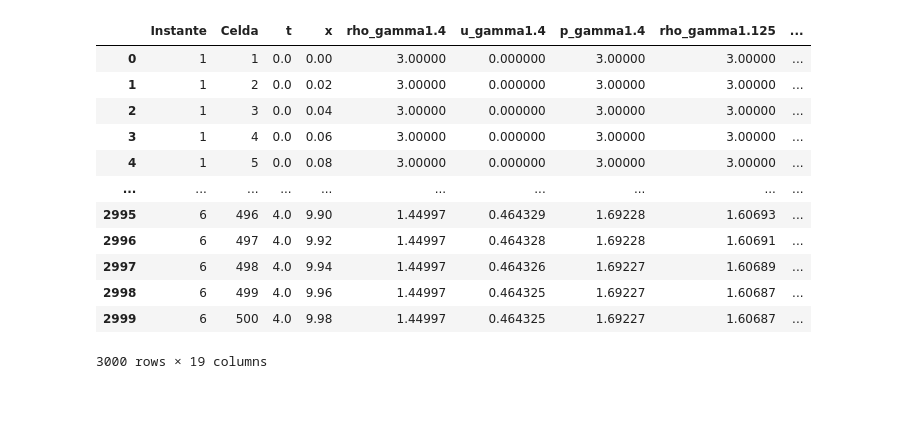
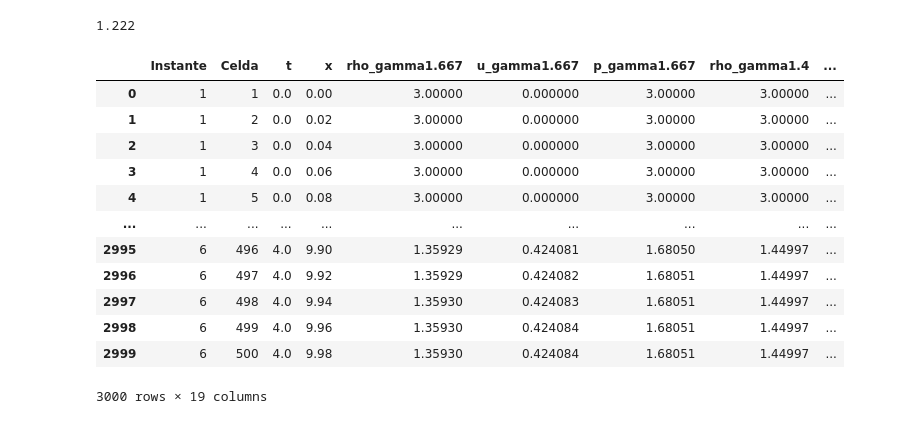
Before and after one commit to highchen147/tesis, a Jupyter notebook: euler1D/experimentos/visualizacion.ipynb, the cells around one changed output. Drawn from its saved outputs; the diff is of its cells as text; code cells hidden in the pictures.

```diff
--- a/euler1D/experimentos/visualizacion.ipynb
+++ b/euler1D/experimentos/visualizacion.ipynb
@@ -39,48 +39,54 @@ def calcular_energia(gamma, rho, u, p):
 
 def calcular_entropia(gamma, rho, p):
     return np.log(p/rho**(gamma))
+# %%
+from math import floor
+round(11/9,3)
+# round(5/3,3)
+# %% [output]
+1.222
 # %%
-ndegrees = [5,16,32]
+ndegrees = [3,5,9]
 gammas_a_utilizar = [gamma_formula(x) for x in ndegrees]
 ndegrees_gammas = tuple((x, gamma_formula(x)) for x in ndegrees)
 
-folder_names = ["gamma" + str(x) for x in gammas_a_utilizar]
+folder_names = ["gamma" + str(round(x,3)) for x in gammas_a_utilizar]
 
 
 for nombre in folder_names:
     data_to_join = get_data_solucion(nombre)
     if folder_names.index(nombre) == 0:
         data_to_join = data_to_join[["Instante", "Celda", "t", "x", "rho", "u", "p"]]
         data_to_join = data_to_join.rename(columns={"rho": "rho_"+nombre, "u": "u_"+nombre, "p": "p_"+nombre})
         data = data_to_join
     else:
         data_to_join = data_to_join[["Instante", "Celda", "rho", "u", "p"]]
         data_to_join = data_to_join.rename(columns={"rho": "rho_"+nombre, "u": "u_"+nombre, "p": "p_"+nombre})
         data = pd.merge(data, data_to_join, on=["Instante", "Celda"])
 
 data
 # Asignar energía y entropía
 for gamma in gammas_a_utilizar:
-    nombre_solucion = "gamma"+str(gamma)
+    nombre_solucion = "gamma"+str(round(gamma,3))
     col_energia = "energia_" + nombre_solucion
     col_entropia = "entropia_" + nombre_solucion
     data[col_energia] = calcular_energia(gamma, data["rho_"+nombre_solucion], data["u_"+nombre_solucion], data["p_"+nombre_solucion])
     data[col_entropia] = calcular_entropia(gamma, data["rho_"+nombre_solucion], data["p_"+nombre_solucion])
 
 data
 # %% [output]
-|  | Instante | Celda | t | x | rho_gamma1.4 | u_gamma1.4 | p_gamma1.4 | rho_gamma1.125 | ... |
+|  | Instante | Celda | t | x | rho_gamma1.667 | u_gamma1.667 | p_gamma1.667 | rho_gamma1.4 | ... |
 | 0 | 1 | 1 | 0.0 | 0.00 | 3.00000 | 0.000000 | 3.00000 | 3.00000 | ... |
 | 1 | 1 | 2 | 0.0 | 0.02 | 3.00000 | 0.000000 | 3.00000 | 3.00000 | ... |
 | 2 | 1 | 3 | 0.0 | 0.04 | 3.00000 | 0.000000 | 3.00000 | 3.00000 | ... |
 | 3 | 1 | 4 | 0.0 | 0.06 | 3.00000 | 0.000000 | 3.00000 | 3.00000 | ... |
 | 4 | 1 | 5 | 0.0 | 0.08 | 3.00000 | 0.000000 | 3.00000 | 3.00000 | ... |
 | ... | ... | ... | ... | ... | ... | ... | ... | ... | ... |
-| 2995 | 6 | 496 | 4.0 | 9.90 | 1.44997 | 0.464329 | 1.69228 | 1.60693 | ... |
-| 2996 | 6 | 497 | 4.0 | 9.92 | 1.44997 | 0.464328 | 1.69228 | 1.60691 | ... |
-| 2997 | 6 | 498 | 4.0 | 9.94 | 1.44997 | 0.464326 | 1.69227 | 1.60689 | ... |
-| 2998 | 6 | 499 | 4.0 | 9.96 | 1.44997 | 0.464325 | 1.69227 | 1.60687 | ... |
-| 2999 | 6 | 500 | 4.0 | 9.98 | 1.44997 | 0.464325 | 1.69227 | 1.60687 | ... |
+| 2995 | 6 | 496 | 4.0 | 9.90 | 1.35929 | 0.424081 | 1.68050 | 1.44997 | ... |
+| 2996 | 6 | 497 | 4.0 | 9.92 | 1.35929 | 0.424082 | 1.68051 | 1.44997 | ... |
+| 2997 | 6 | 498 | 4.0 | 9.94 | 1.35930 | 0.424083 | 1.68051 | 1.44997 | ... |
+| 2998 | 6 | 499 | 4.0 | 9.96 | 1.35930 | 0.424084 | 1.68051 | 1.44997 | ... |
+| 2999 | 6 | 500 | 4.0 | 9.98 | 1.35930 | 0.424084 | 1.68051 | 1.44997 | ... |
 3000 rows × 19 columns
 # %%
 # prueba multiplots
```
Also changed, not shown: parts of 2 cells of this notebook, 16 other files.
